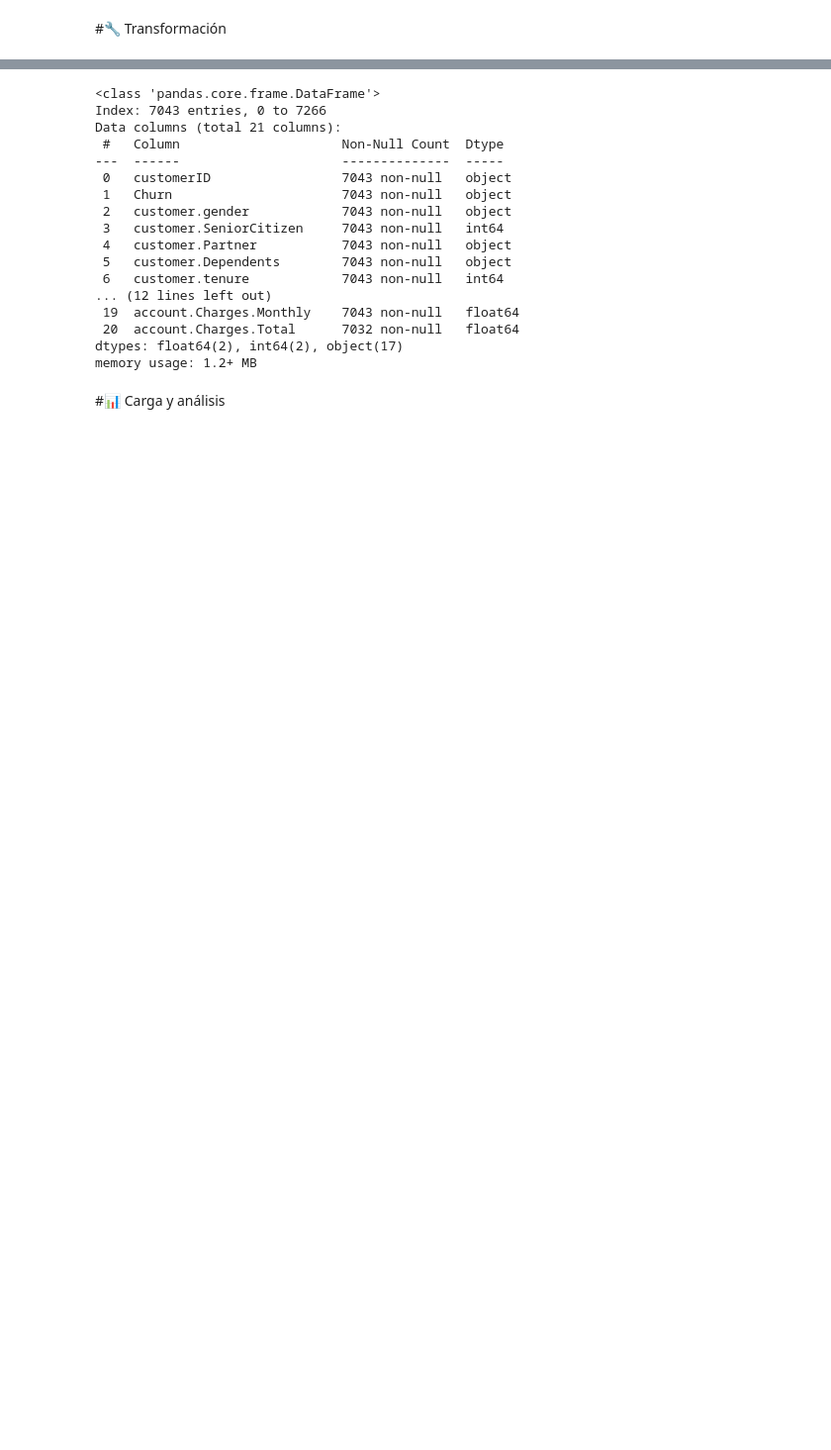
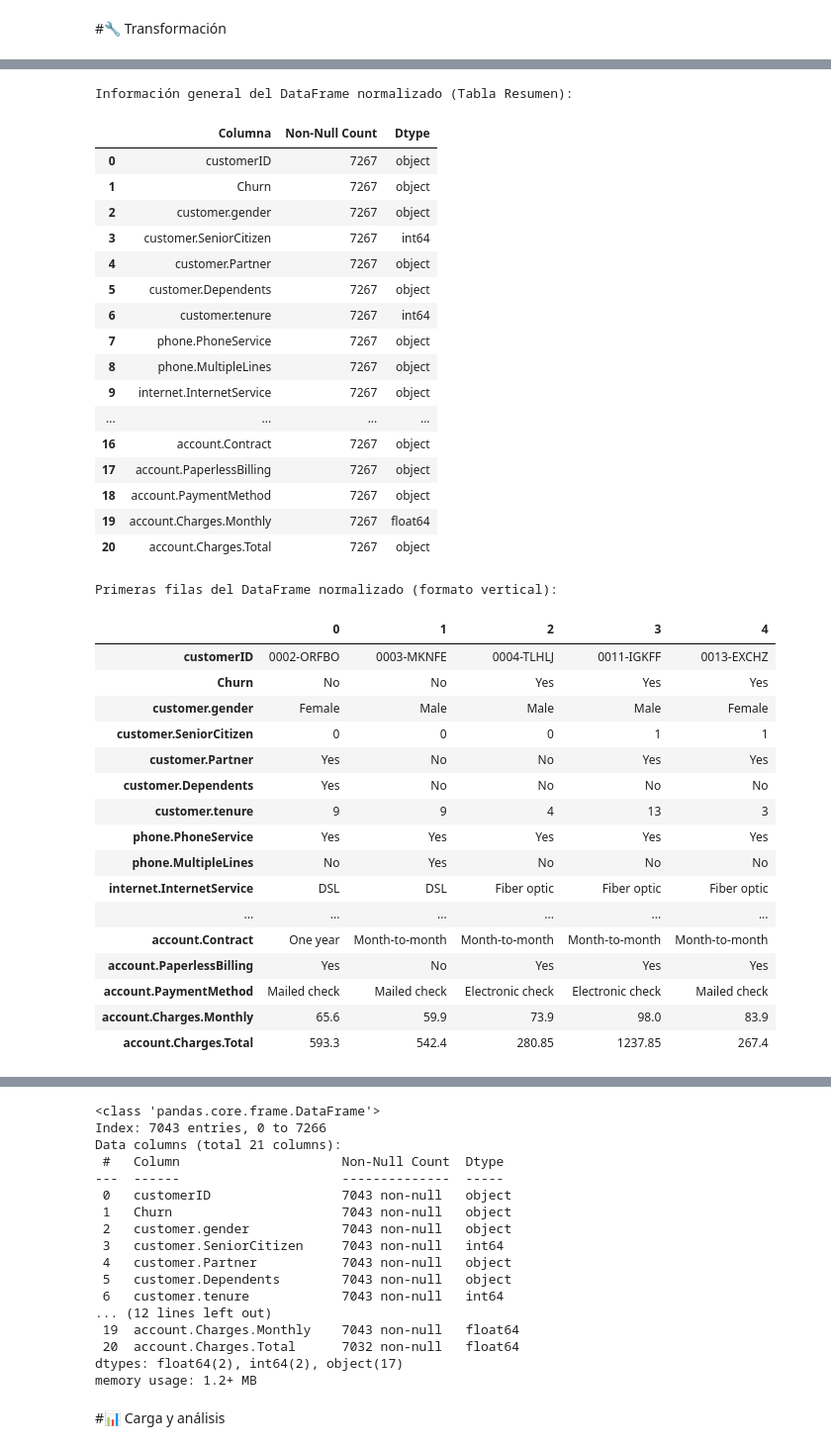
Before and after one commit to renzolea/Challenge-Telecom-X, a Jupyter notebook: TelecomX_LATAM.ipynb, the cells around one changed output, grey strips where cells are left out. Shown at 99% size. Saved outputs shown, nothing was run; the diff lists cells and outputs as text; code cells hidden in the pictures; blank space fills up the shorter version.

```diff
--- a/TelecomX_LATAM.ipynb
+++ b/TelecomX_LATAM.ipynb
@@ -6,9 +6,17 @@
 import requests
 import pandas as pd
 
-url = "https://raw.githubusercontent.com/ingridcristh/challenge2-data-science/refs/heads/main/TelecomX_Data.json"
-response = requests.get(url)
-data = response.json()
-df = pd.DataFrame(data)
-print(df.head())
+# Define the URL for the JSON data
+data_url = "https://raw.githubusercontent.com/ingridcristh/challenge2-data-science/refs/heads/main/TelecomX_Data.json"
+
+# Fetch the data from the URL
+response = requests.get(data_url)
+telecom_data = response.json()
+
+# Create a pandas DataFrame from the data (assuming telecom_data is a list of dictionaries)
+telecom_df = pd.DataFrame(telecom_data)
+
+# Display the first few rows of the DataFrame
+print("\nPrimeras filas del DataFrame creado:")
+display(telecom_df.head())
 # %% [output]
@@ -106,0 +33,58 @@ Valores nulos por columna:
+# %%
+from pandas import json_normalize
+import pandas as pd # Ensure pandas is imported here as well, although it's in the previous cell
+
+# Normalize the nested JSON data into a flattened DataFrame
+# Renaming the resulting DataFrame to 'normalized_telecom_df' for differentiation
+normalized_telecom_df = json_normalize(telecom_data)
+
+# Create and display a summary DataFrame instead of using info()
+info_summary = pd.DataFrame({
+    'Columna': normalized_telecom_df.columns,
+    'Non-Null Count': normalized_telecom_df.notnull().sum().values,
+    'Dtype': normalized_telecom_df.dtypes.values
+})
+
+print("\nInformación general del DataFrame normalizado (Tabla Resumen):")
+display(info_summary)
+
+# Display the initial rows of the normalized DataFrame in a vertical format
+print("\nPrimeras filas del DataFrame normalizado (formato vertical):")
+display(normalized_telecom_df.head().T)
+# %% [output]
+Información general del DataFrame normalizado (Tabla Resumen):
+|  | Columna | Non-Null Count | Dtype |
+| 0 | customerID | 7267 | object |
+| 1 | Churn | 7267 | object |
+| 2 | customer.gender | 7267 | object |
+| 3 | customer.SeniorCitizen | 7267 | int64 |
+| 4 | customer.Partner | 7267 | object |
+| 5 | customer.Dependents | 7267 | object |
+| 6 | customer.tenure | 7267 | int64 |
+| 7 | phone.PhoneService | 7267 | object |
+| 8 | phone.MultipleLines | 7267 | object |
+| 9 | internet.InternetService | 7267 | object |
+| ... | ... | ... | ... |
+| 16 | account.Contract | 7267 | object |
+| 17 | account.PaperlessBilling | 7267 | object |
+| 18 | account.PaymentMethod | 7267 | object |
+| 19 | account.Charges.Monthly | 7267 | float64 |
+| 20 | account.Charges.Total | 7267 | object |
+Primeras filas del DataFrame normalizado (formato vertical):
+|  | 0 | 1 | 2 | 3 | 4 |
+| customerID | 0002-ORFBO | 0003-MKNFE | 0004-TLHLJ | 0011-IGKFF | 0013-EXCHZ |
+| Churn | No | No | Yes | Yes | Yes |
+| customer.gender | Female | Male | Male | Male | Female |
+| customer.SeniorCitizen | 0 | 0 | 0 | 1 | 1 |
+| customer.Partner | Yes | No | No | Yes | Yes |
+| customer.Dependents | Yes | No | No | No | No |
+| customer.tenure | 9 | 9 | 4 | 13 | 3 |
+| phone.PhoneService | Yes | Yes | Yes | Yes | Yes |
+| phone.MultipleLines | No | Yes | No | No | No |
+| internet.InternetService | DSL | DSL | Fiber optic | Fiber optic | Fiber optic |
+| ... | ... | ... | ... | ... | ... |
+| account.Contract | One year | Month-to-month | Month-to-month | Month-to-month | Month-to-month |
+| account.PaperlessBilling | Yes | No | Yes | Yes | Yes |
+| account.PaymentMethod | Mailed check | Mailed check | Electronic check | Electronic check | Mailed check |
+| account.Charges.Monthly | 65.6 | 59.9 | 73.9 | 98.0 | 83.9 |
+| account.Charges.Total | 593.3 | 542.4 | 280.85 | 1237.85 | 267.4 |
```
Also changed, not shown: parts of 16 cells of this notebook.
